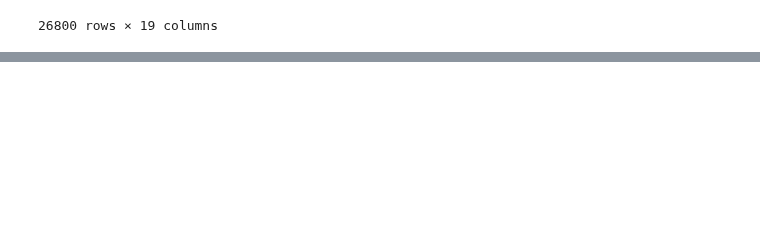
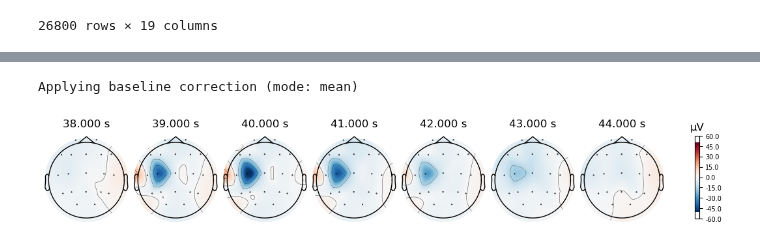
Before and after one commit to sfu-cmpt340/2024_1_project_11, a Jupyter notebook: hms.ipynb, the cells around one changed output, grey strips where cells are left out. Cells and saved outputs as stored; diff of their text form; code cells hidden in the pictures; blank space fills up the shorter version.

Commit message:
create topographic mapping

```diff
--- a/hms.ipynb
+++ b/hms.ipynb
@@ -83,0 +90,8 @@ raw.plot(start=38, duration=7, scalings={'eeg': 'auto'}, show=True);
+# %%
+# plot topographic map for this signal
+evoked = mne.EvokedArray(raw.get_data(), info, baseline=(0, 0))
+times = np.arange(38, 45, 1)
+evoked.plot_topomap(ch_type="eeg", times=times);
+# %% [output]
+Applying baseline correction (mode: mean)
+[figure, added]
```
Also changed, not shown: parts of 1 cell of this notebook.
